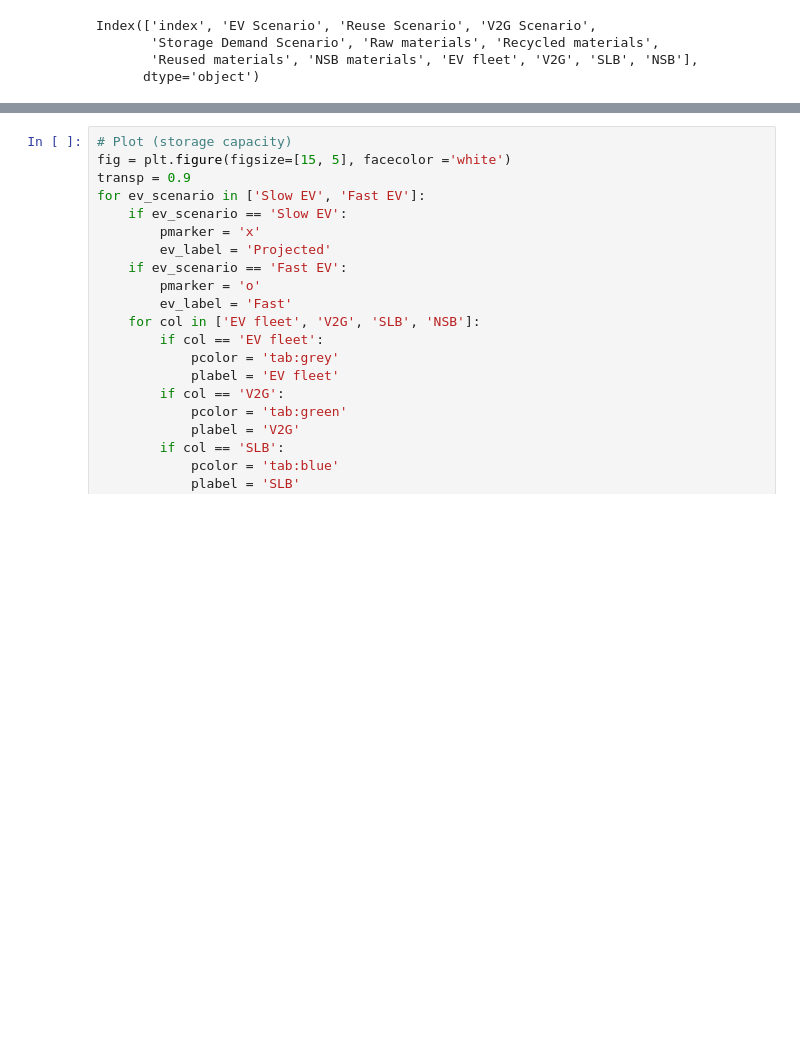
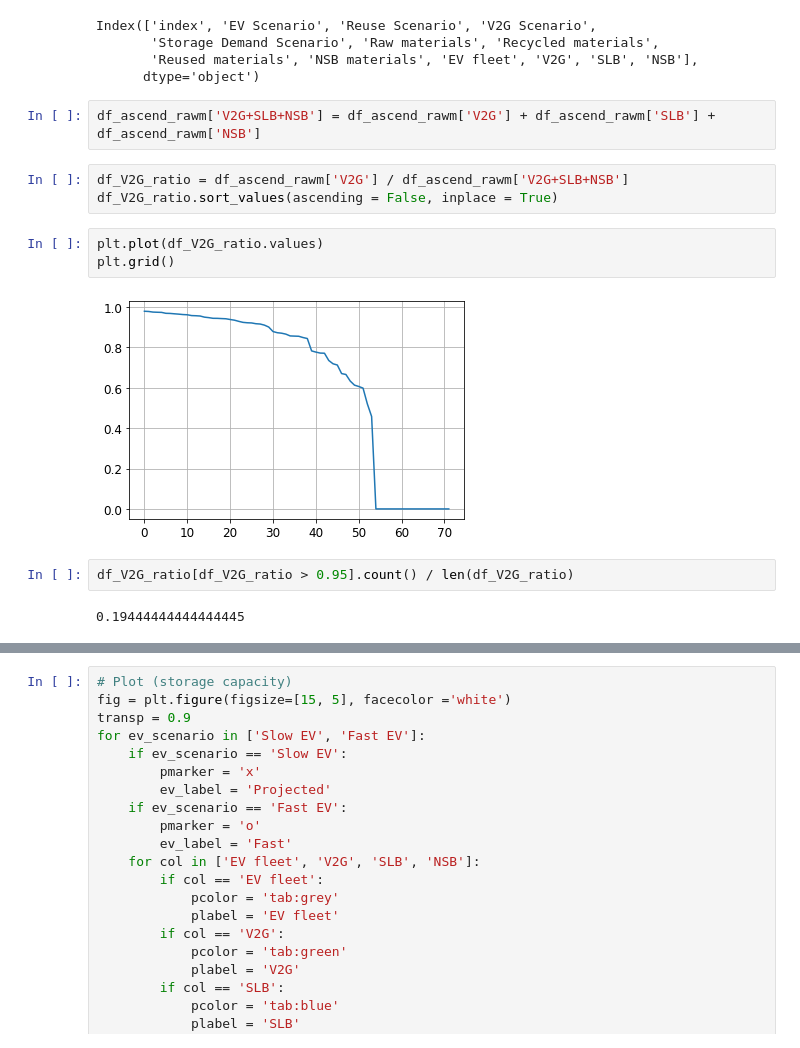
Before and after one commit to fernaag/V2G_in_EU, a Jupyter notebook: results/Manuscript/comparison_plots.ipynb, the cells around one changed output, grey strips where cells are left out. Drawn from its saved outputs; the diff is of its cells as text; blank space fills up the shorter version.

```diff
--- a/results/Manuscript/comparison_plots.ipynb
+++ b/results/Manuscript/comparison_plots.ipynb
@@ -112,6 +118,20 @@ Index(['index', 'EV Scenario', 'Reuse Scenario', 'V2G Scenario',
        'Storage Demand Scenario', 'Raw materials', 'Recycled materials',
        'Reused materials', 'NSB materials', 'EV fleet', 'V2G', 'SLB', 'NSB'],
       dtype='object')
+# %%
+df_ascend_rawm['V2G+SLB+NSB'] = df_ascend_rawm['V2G'] + df_ascend_rawm['SLB'] + df_ascend_rawm['NSB']
+# %%
+df_V2G_ratio = df_ascend_rawm['V2G'] / df_ascend_rawm['V2G+SLB+NSB']
+df_V2G_ratio.sort_values(ascending = False, inplace = True)
+# %%
+plt.plot(df_V2G_ratio.values)
+plt.grid()
+# %% [output]
+[figure, added]
+# %%
+df_V2G_ratio[df_V2G_ratio > 0.95].count() / len(df_V2G_ratio)
+# %% [output]
+0.19444444444444445
 # %%
 # Plot (storage capacity) (https://matplotlib.org/stable/gallery/subplots_axes_and_figures/broken_axis.html,
 # https://thepythonyouneed.com/how-to-hide-the-axes-spines-of-a-plot-with-matplotlib-using-python/)
```
Also changed, not shown: parts of 4 cells of this notebook, 2 other files.
